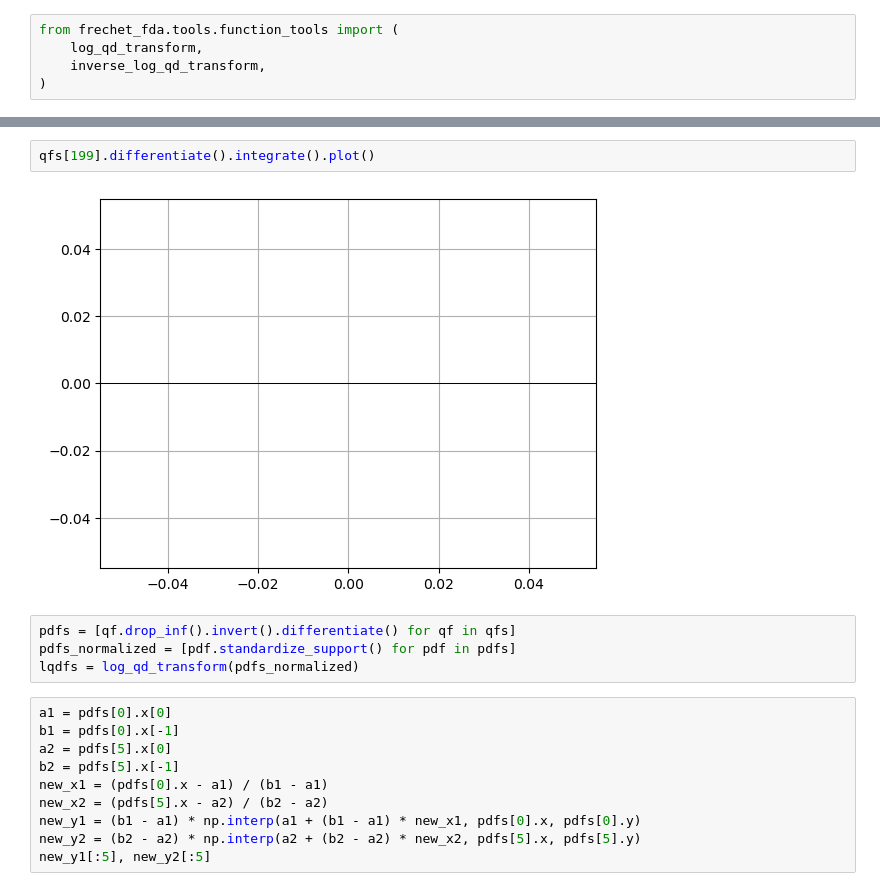
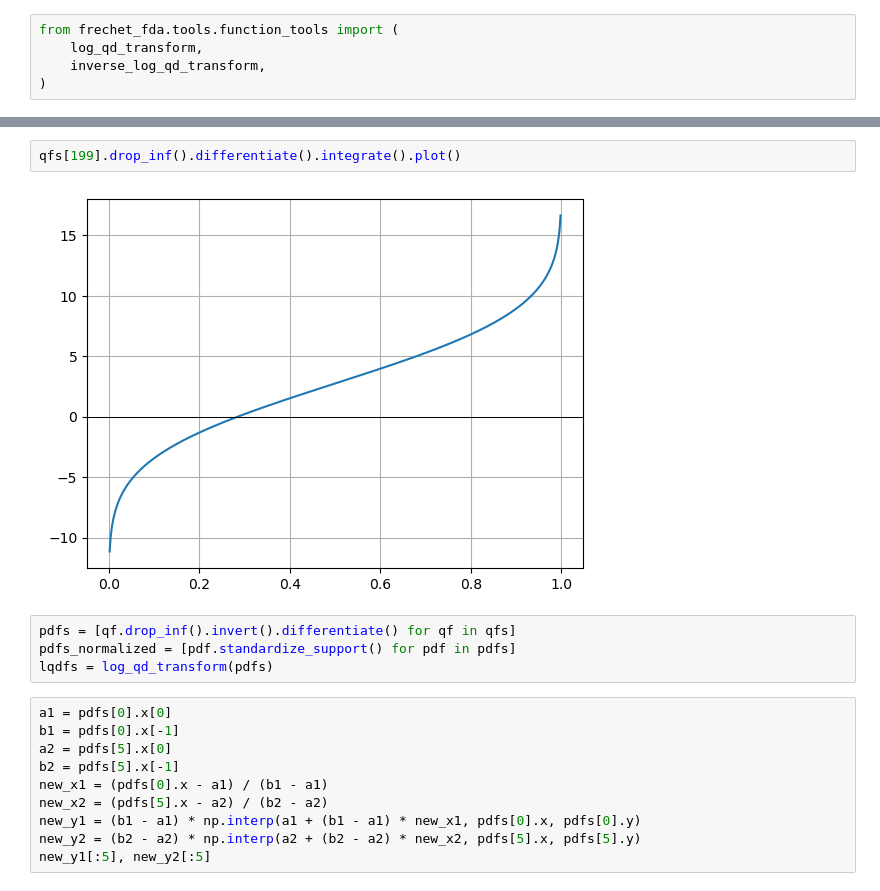
Before and after one commit to mirkimirk/thesis_frechet_fda, a Jupyter notebook: src/frechet_fda/simulation_and_frechet_method.ipynb, the cells around one changed output, grey strips where cells are left out. Drawn from its saved outputs; the diff is of its cells as text.

```diff
--- a/src/frechet_fda/simulation_and_frechet_method.ipynb
+++ b/src/frechet_fda/simulation_and_frechet_method.ipynb
@@ -172,11 +172,11 @@ mus[:5], sigmas[:5]
 # %%
-qfs[199].differentiate().integrate().plot()
+qfs[199].drop_inf().differentiate().integrate().plot()
 # %% [output]
-[figure, old version]
+[figure, new version]
 # %%
 pdfs = [qf.drop_inf().invert().differentiate() for qf in qfs]
 pdfs_normalized = [pdf.standardize_support() for pdf in pdfs]
-lqdfs = log_qd_transform(pdfs_normalized)
+lqdfs = log_qd_transform(pdfs)
 # %%
 a1 = pdfs[0].x[0]
 b1 = pdfs[0].x[-1]
```
Also changed, not shown: parts of 11 cells of this notebook.
